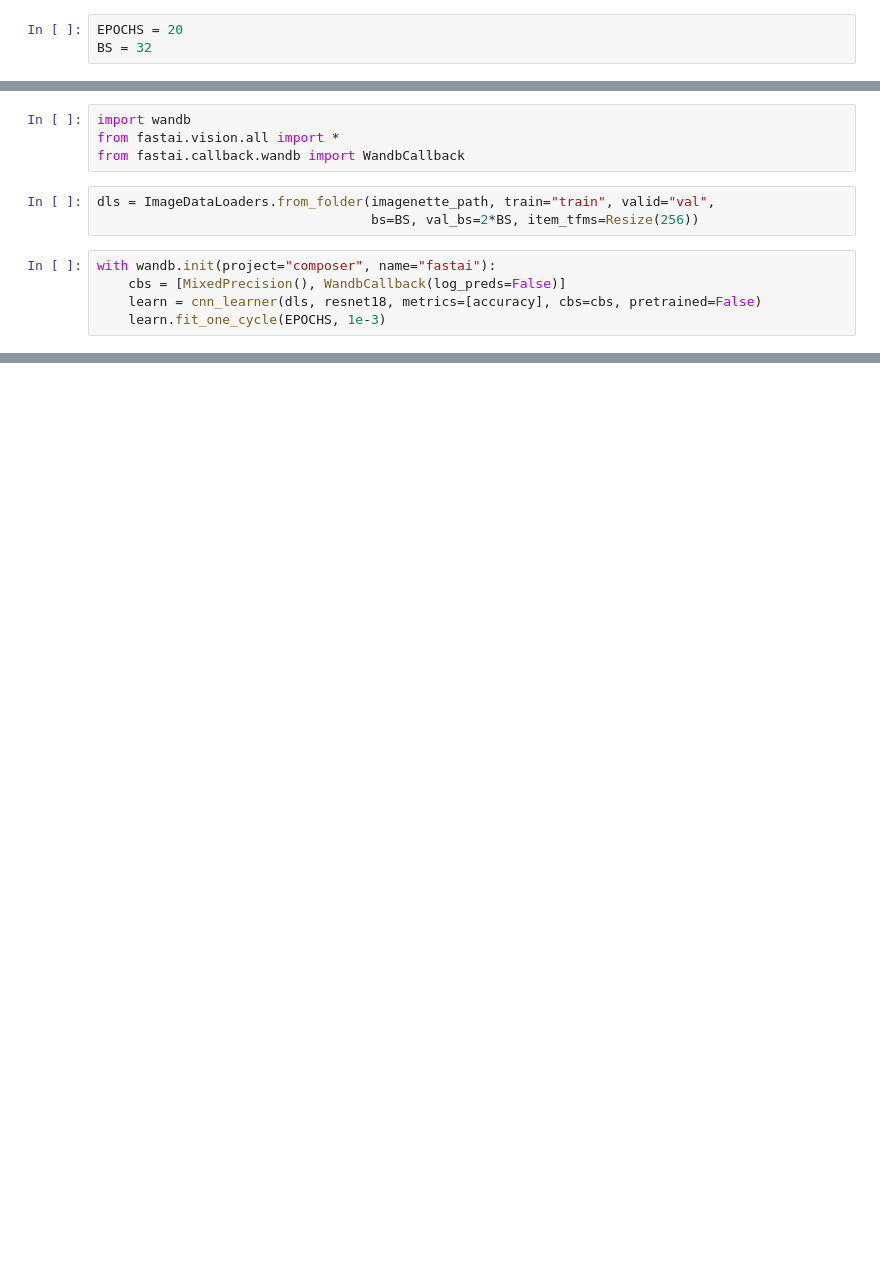
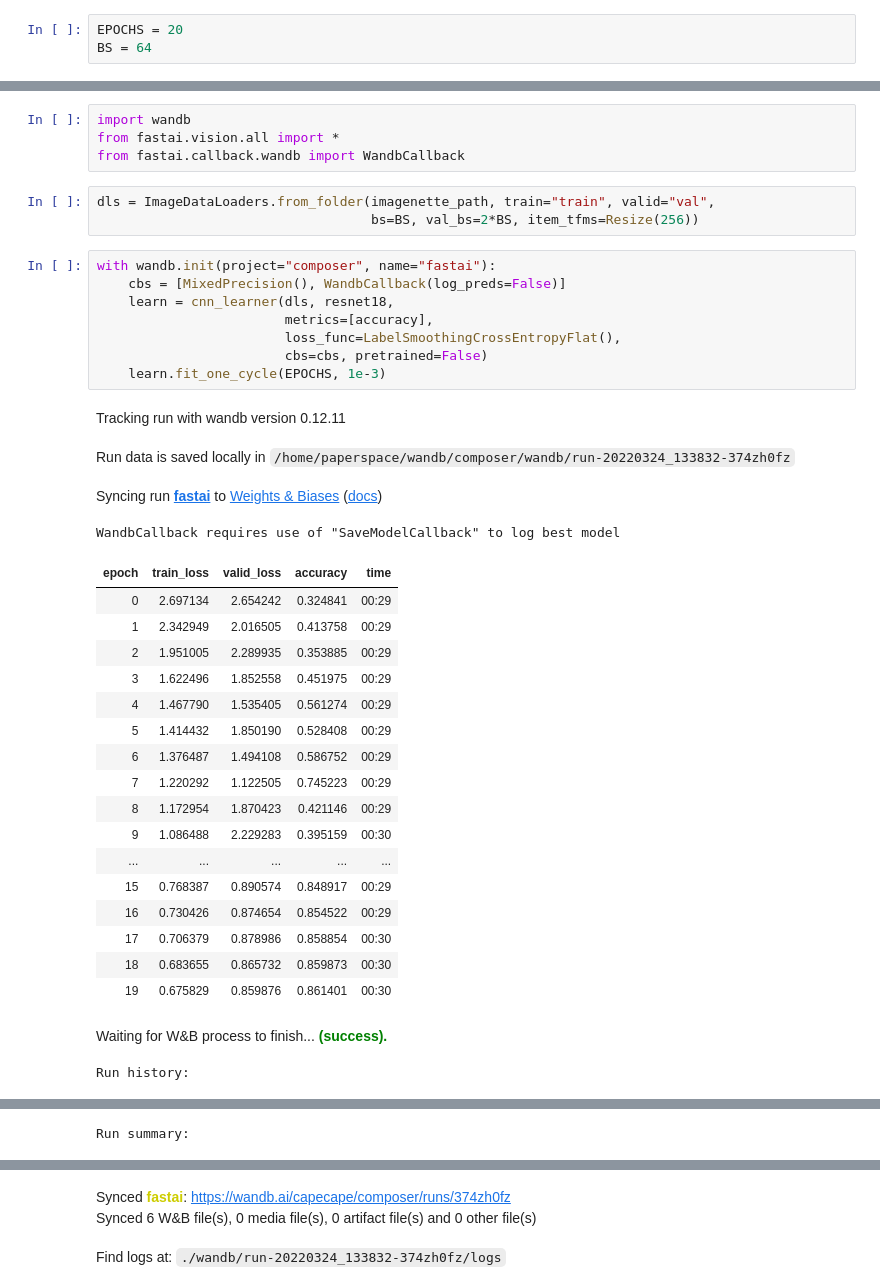
Before and after one commit to tcapelle/mosaic, a Jupyter notebook: Benchmark_composer.ipynb, the cells around one changed output, grey strips where cells are left out. Saved outputs shown, nothing was run; the diff lists cells and outputs as text; blank space fills up the shorter version.

```diff
--- a/Benchmark_composer.ipynb
+++ b/Benchmark_composer.ipynb
@@ -62,7 +68,7 @@ For more details refer to [Logger documentation](https://docs.mosaicml.com/en/la
 Let's grab fastai's [Imagenette dataset](https://github.com/fastai/imagenette) and decompress it
 # %%
 EPOCHS = 20
-BS = 32
+BS = 64
 # %%
 if not Path('imagenette2.tgz').exists():
     URL = 'https://s3.amazonaws.com/fast-ai-imageclas/imagenette2.tgz'
@@ -272,5 +339,32 @@ dls = ImageDataLoaders.from_folder(imagenette_path, train="train", valid="val",
 # %%
 with wandb.init(project="composer", name="fastai"):
     cbs = [MixedPrecision(), WandbCallback(log_preds=False)]
-    learn = cnn_learner(dls, resnet18, metrics=[accuracy], cbs=cbs, pretrained=False)
+    learn = cnn_learner(dls, resnet18,
+                        metrics=[accuracy],
+                        loss_func=LabelSmoothingCrossEntropyFlat(),
+                        cbs=cbs, pretrained=False)
     learn.fit_one_cycle(EPOCHS, 1e-3)
+# %% [output]
+Tracking run with wandb version 0.12.11
+Run data is saved locally in /home/paperspace/wandb/composer/wandb/run-20220324_133832-374zh0fz
+Syncing run fastai to Weights & Biases (docs)
+WandbCallback requires use of "SaveModelCallback" to log best model
+| epoch | train_loss | valid_loss | accuracy | time |
+| 0 | 2.697134 | 2.654242 | 0.324841 | 00:29 |
+| 1 | 2.342949 | 2.016505 | 0.413758 | 00:29 |
+| 2 | 1.951005 | 2.289935 | 0.353885 | 00:29 |
+| 3 | 1.622496 | 1.852558 | 0.451975 | 00:29 |
+| 4 | 1.467790 | 1.535405 | 0.561274 | 00:29 |
+| 5 | 1.414432 | 1.850190 | 0.528408 | 00:29 |
+| 6 | 1.376487 | 1.494108 | 0.586752 | 00:29 |
+| 7 | 1.220292 | 1.122505 | 0.745223 | 00:29 |
+| 8 | 1.172954 | 1.870423 | 0.421146 | 00:29 |
+| 9 | 1.086488 | 2.229283 | 0.395159 | 00:30 |
+| ... | ... | ... | ... | ... |
+| 15 | 0.768387 | 0.890574 | 0.848917 | 00:29 |
+| 16 | 0.730426 | 0.874654 | 0.854522 | 00:29 |
+| 17 | 0.706379 | 0.878986 | 0.858854 | 00:30 |
+| 18 | 0.683655 | 0.865732 | 0.859873 | 00:30 |
+| 19 | 0.675829 | 0.859876 | 0.861401 | 00:30 |
+Waiting for W&B process to finish... (success).
+Run history:
@@ -276,0 +387 @@ with wandb.init(project="composer", name="fastai"):
+Run summary:
@@ -276,0 +404,3 @@ with wandb.init(project="composer", name="fastai"):
+Synced fastai: https://wandb.ai/capecape/composer/runs/374zh0fz
+Synced 6 W&B file(s), 0 media file(s), 0 artifact file(s) and 0 other file(s)
+Find logs at: ./wandb/run-20220324_133832-374zh0fz/logs
```
Also changed, not shown: parts of 10 cells of this notebook.
